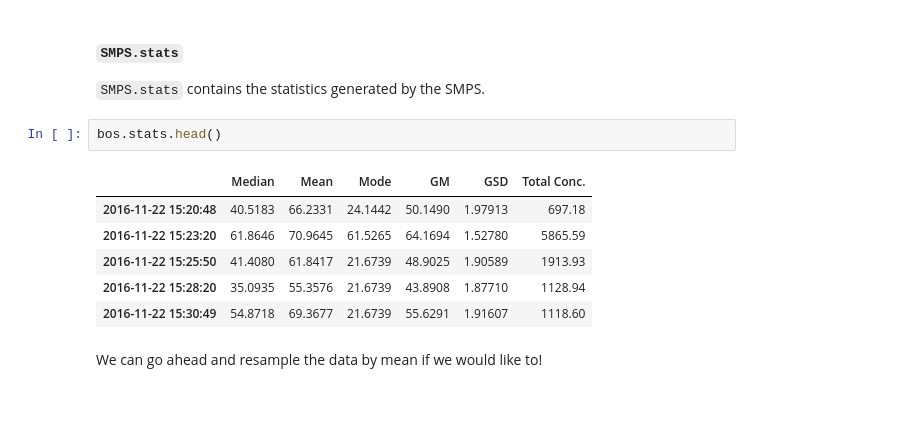
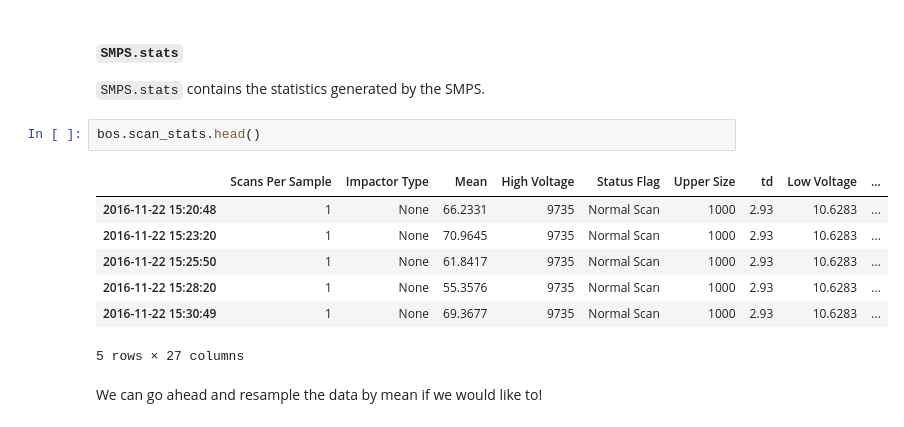
Before and after one commit to quant-aq/py-smps, a Jupyter notebook: examples/Visualize SMPS Data using py-smsps.ipynb, the cells around one changed output. Cells and saved outputs as stored; diff of their text form.

```diff
--- a/examples/Visualize SMPS Data using py-smsps.ipynb
+++ b/examples/Visualize SMPS Data using py-smsps.ipynb
@@ -138,14 +138,15 @@ bos.raw.head(3)
 
 `SMPS.stats` contains the statistics generated by the SMPS.
 # %%
-bos.stats.head()
+bos.scan_stats.head()
 # %% [output]
-|  | Median | Mean | Mode | GM | GSD | Total Conc. |
-| 2016-11-22 15:20:48 | 40.5183 | 66.2331 | 24.1442 | 50.1490 | 1.97913 | 697.18 |
-| 2016-11-22 15:23:20 | 61.8646 | 70.9645 | 61.5265 | 64.1694 | 1.52780 | 5865.59 |
-| 2016-11-22 15:25:50 | 41.4080 | 61.8417 | 21.6739 | 48.9025 | 1.90589 | 1913.93 |
-| 2016-11-22 15:28:20 | 35.0935 | 55.3576 | 21.6739 | 43.8908 | 1.87710 | 1128.94 |
-| 2016-11-22 15:30:49 | 54.8718 | 69.3677 | 21.6739 | 55.6291 | 1.91607 | 1118.60 |
+|  | Scans Per Sample | Impactor Type | Mean | High Voltage | Status Flag | Upper Size | td | Low Voltage | ... |
+| 2016-11-22 15:20:48 | 1 | None | 66.2331 | 9735 | Normal Scan | 1000 | 2.93 | 10.6283 | ... |
+| 2016-11-22 15:23:20 | 1 | None | 70.9645 | 9735 | Normal Scan | 1000 | 2.93 | 10.6283 | ... |
+| 2016-11-22 15:25:50 | 1 | None | 61.8417 | 9735 | Normal Scan | 1000 | 2.93 | 10.6283 | ... |
+| 2016-11-22 15:28:20 | 1 | None | 55.3576 | 9735 | Normal Scan | 1000 | 2.93 | 10.6283 | ... |
+| 2016-11-22 15:30:49 | 1 | None | 69.3677 | 9735 | Normal Scan | 1000 | 2.93 | 10.6283 | ... |
+5 rows × 27 columns
 # %% [markdown]
 We can go ahead and resample the data by mean if we would like to!
 # %%
```
Also changed, not shown: parts of 4 cells of this notebook, 3 other files.
